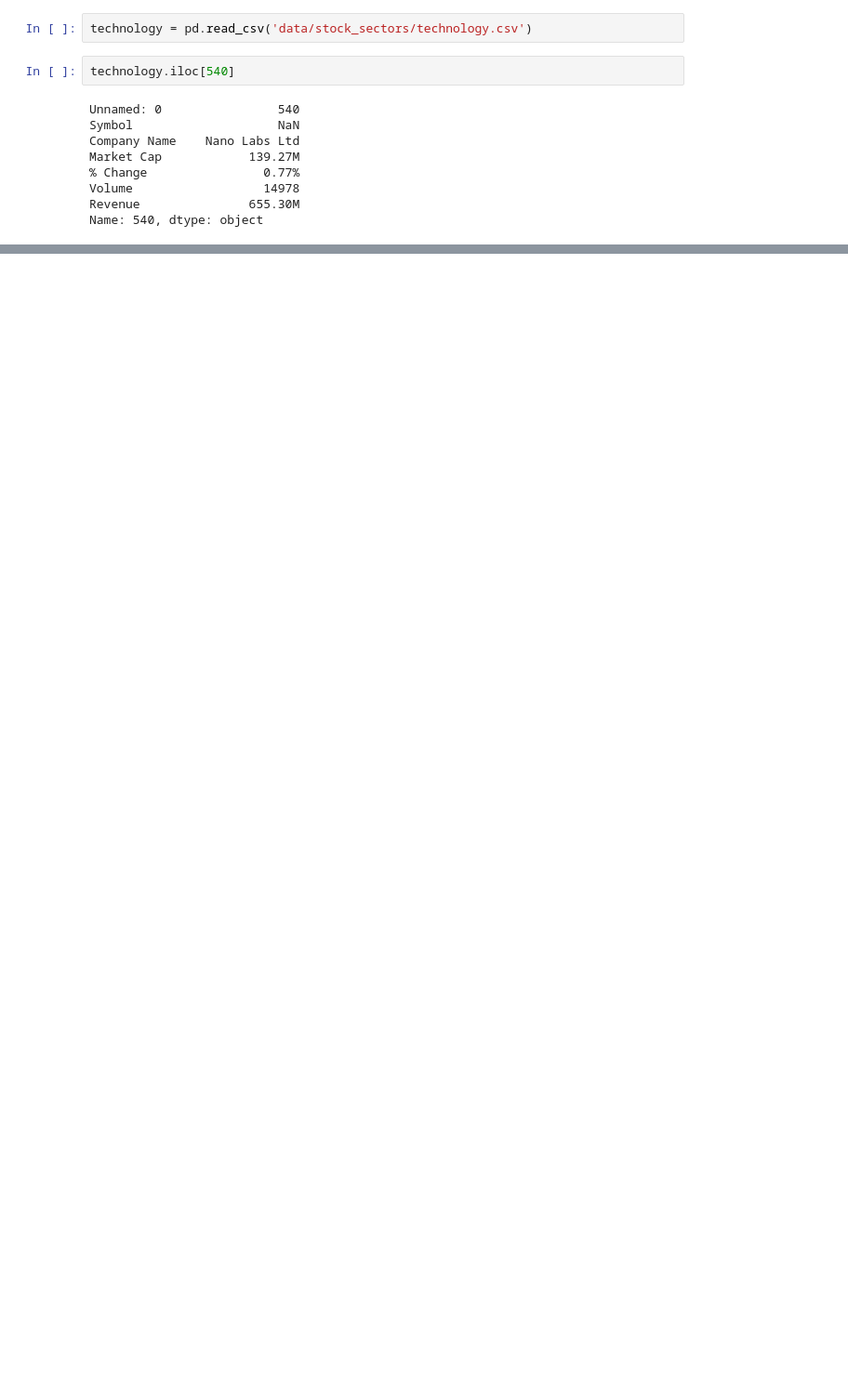
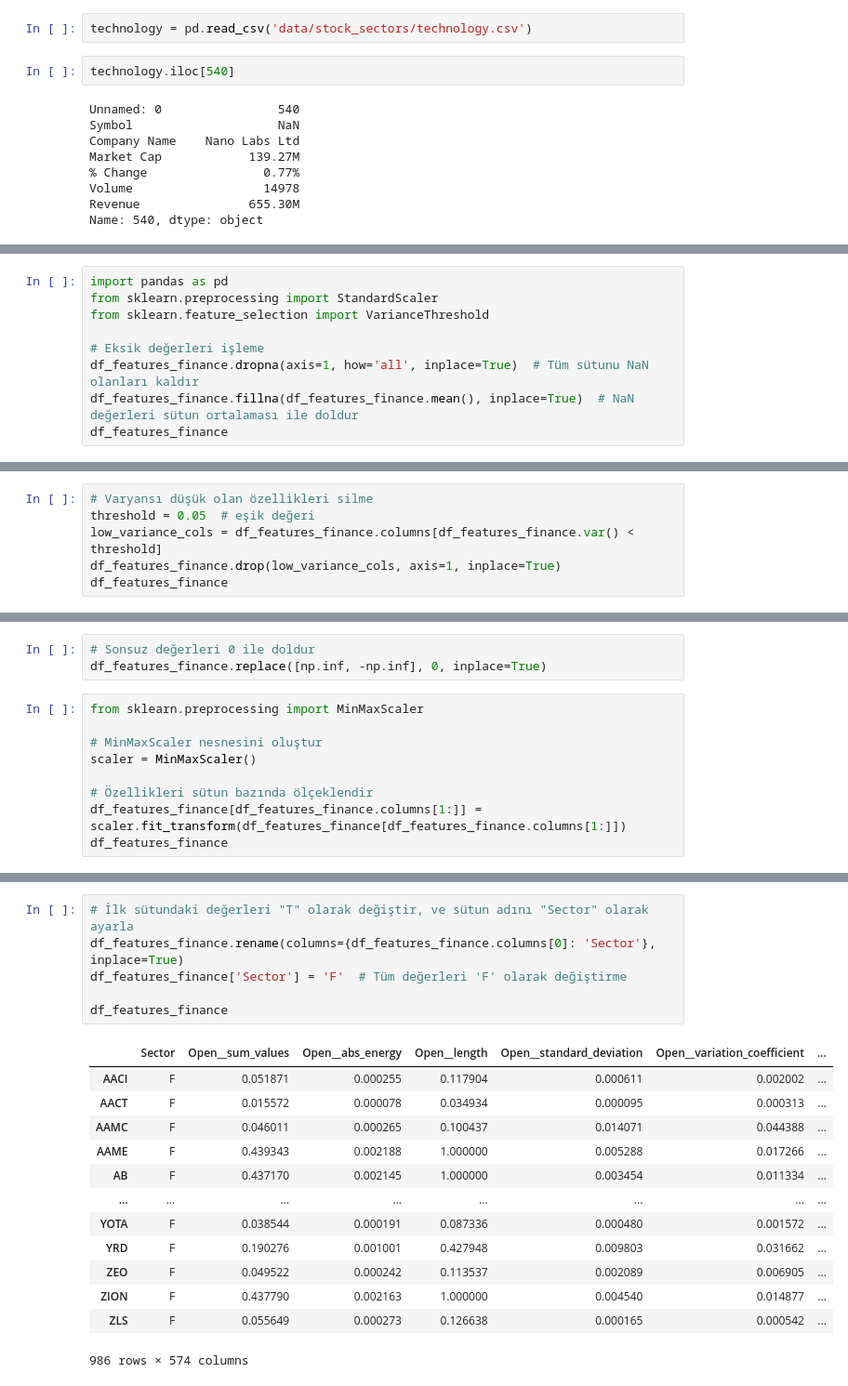
Before and after one commit to mervtutar/Time-Series-Analysis-and-Classification-based-on-Stock-Sectors, a Jupyter notebook: proje.ipynb, the cells around one changed output, grey strips where cells are left out. Shown: that part at 93% size. Drawn from its saved outputs; the diff is of its cells as text; blank space fills up the shorter version.

```diff
--- a/proje.ipynb
+++ b/proje.ipynb
@@ -348,0 +566,9 @@ ticker_monthly_close_technology
+# %%
+import pandas as pd
+from sklearn.preprocessing import StandardScaler
+from sklearn.feature_selection import VarianceThreshold
+
+# Eksik değerleri işleme
+df_features_finance.dropna(axis=1, how='all', inplace=True)  # Tüm sütunu NaN olanları kaldır
+df_features_finance.fillna(df_features_finance.mean(), inplace=True)  # NaN değerleri sütun ortalaması ile doldur
+df_features_finance
@@ -348,0 +589,6 @@ ticker_monthly_close_technology
+# %%
+# Varyansı düşük olan özellikleri silme
+threshold = 0.05  # eşik değeri
+low_variance_cols = df_features_finance.columns[df_features_finance.var() < threshold]
+df_features_finance.drop(low_variance_cols, axis=1, inplace=True)
+df_features_finance
@@ -348,0 +635,12 @@ ticker_monthly_close_technology
+# %%
+# Sonsuz değerleri 0 ile doldur
+df_features_finance.replace([np.inf, -np.inf], 0, inplace=True)
+# %%
+from sklearn.preprocessing import MinMaxScaler
+
+# MinMaxScaler nesnesini oluştur
+scaler = MinMaxScaler()
+
+# Özellikleri sütun bazında ölçeklendir
+df_features_finance[df_features_finance.columns[1:]] = scaler.fit_transform(df_features_finance[df_features_finance.columns[1:]])
+df_features_finance
@@ -348,0 +661,20 @@ ticker_monthly_close_technology
+# %%
+# İlk sütundaki değerleri "T" olarak değiştir, ve sütun adını "Sector" olarak ayarla
+df_features_finance.rename(columns={df_features_finance.columns[0]: 'Sector'}, inplace=True)
+df_features_finance['Sector'] = 'F'  # Tüm değerleri 'F' olarak değiştirme
+
+df_features_finance
+# %% [output]
+|  | Sector | Open__sum_values | Open__abs_energy | Open__length | Open__standard_deviation | Open__variation_coefficient | ... |
+| AACI | F | 0.051871 | 0.000255 | 0.117904 | 0.000611 | 0.002002 | ... |
+| AACT | F | 0.015572 | 0.000078 | 0.034934 | 0.000095 | 0.000313 | ... |
+| AAMC | F | 0.046011 | 0.000265 | 0.100437 | 0.014071 | 0.044388 | ... |
+| AAME | F | 0.439343 | 0.002188 | 1.000000 | 0.005288 | 0.017266 | ... |
+| AB | F | 0.437170 | 0.002145 | 1.000000 | 0.003454 | 0.011334 | ... |
+| ... | ... | ... | ... | ... | ... | ... | ... |
+| YOTA | F | 0.038544 | 0.000191 | 0.087336 | 0.000480 | 0.001572 | ... |
+| YRD | F | 0.190276 | 0.001001 | 0.427948 | 0.009803 | 0.031662 | ... |
+| ZEO | F | 0.049522 | 0.000242 | 0.113537 | 0.002089 | 0.006905 | ... |
+| ZION | F | 0.437790 | 0.002163 | 1.000000 | 0.004540 | 0.014877 | ... |
+| ZLS | F | 0.055649 | 0.000273 | 0.126638 | 0.000165 | 0.000542 | ... |
+986 rows × 574 columns
```
Also changed, not shown: parts of 58 cells of this notebook.
